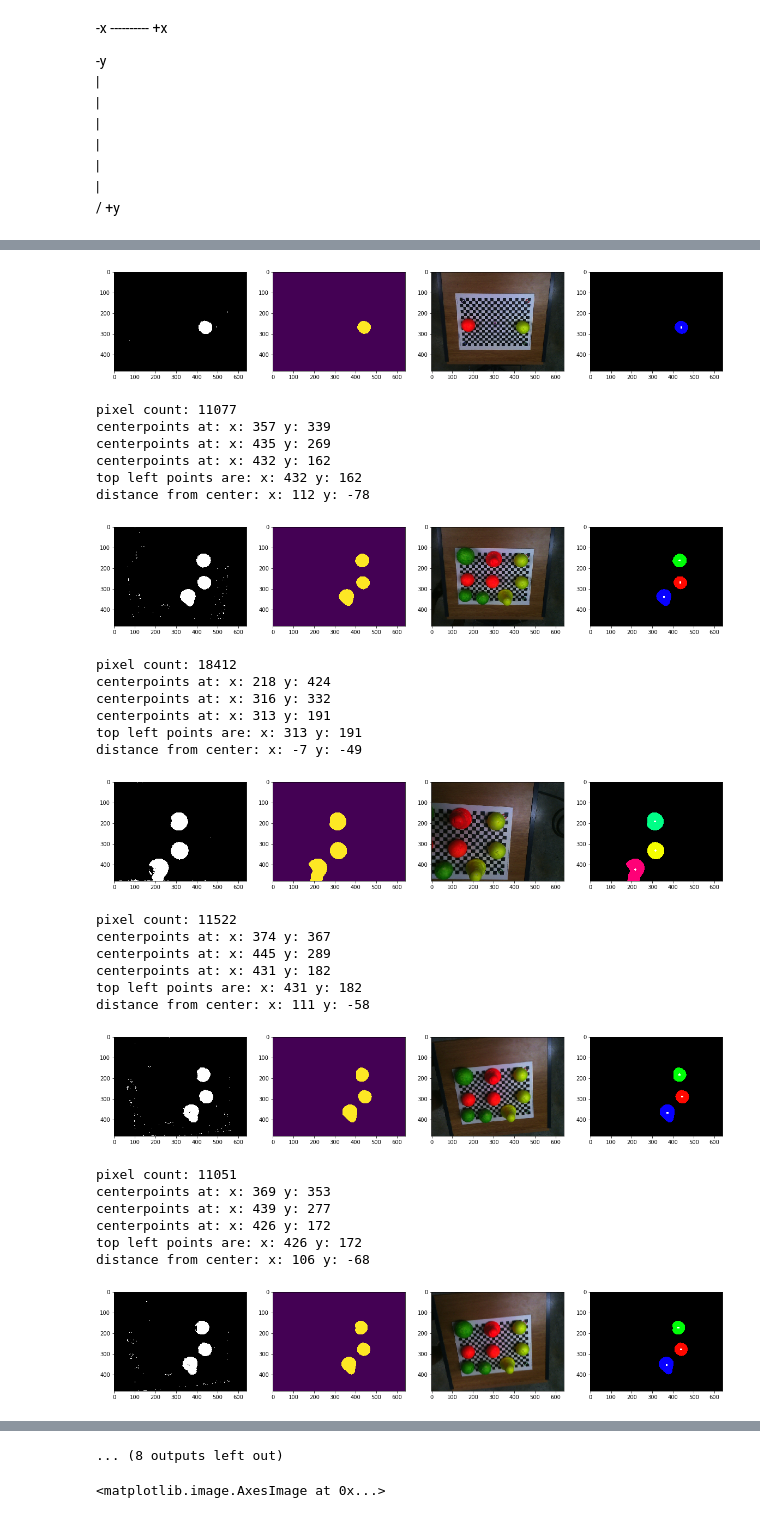
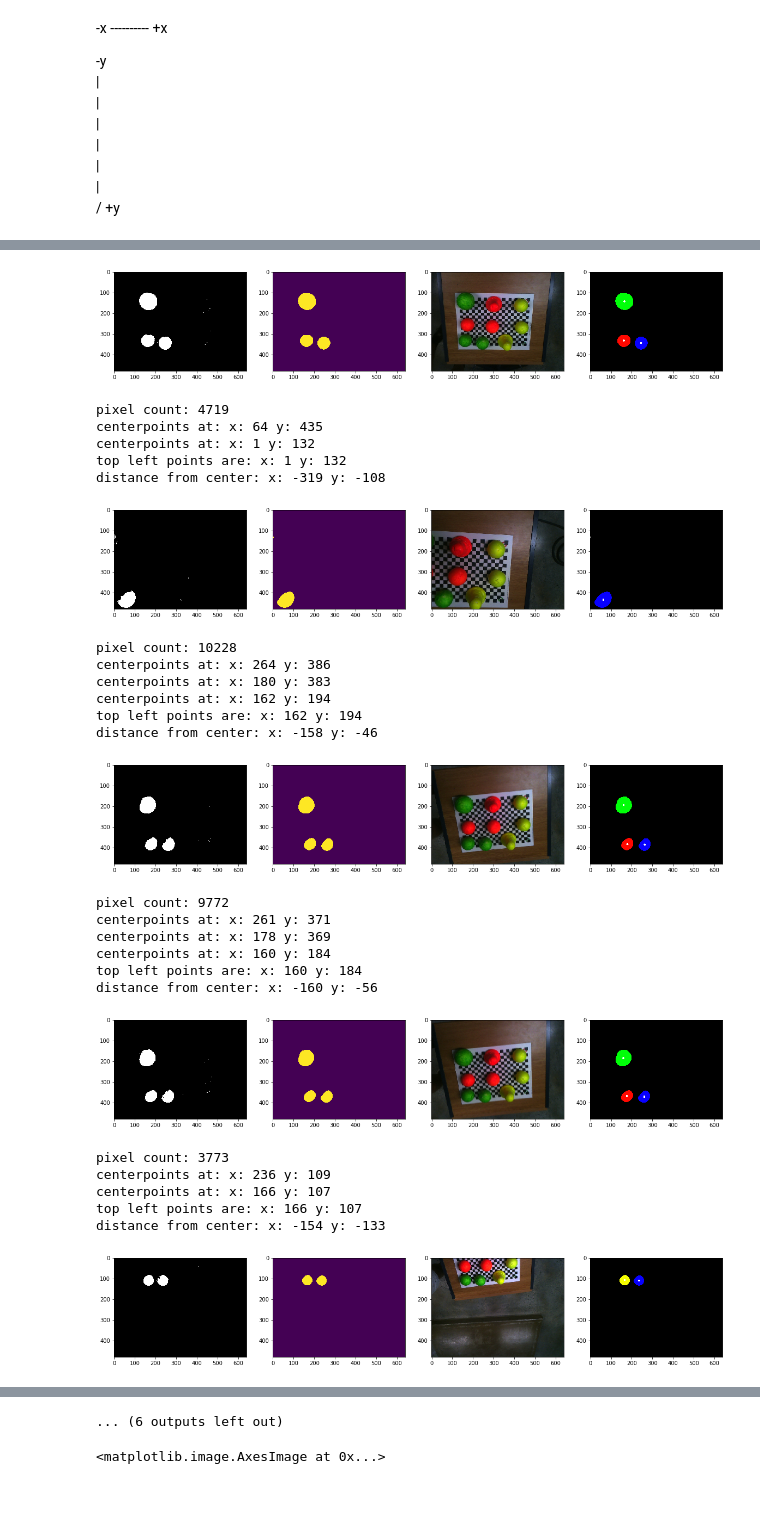
Before and after one commit to DylanBedetti/UR5, a Jupyter notebook: Dylan/Colour Detection/Testing_1.ipynb, the cells around one changed output, grey strips where cells are left out. Cells and saved outputs as stored; diff of their text form; code cells hidden in the pictures.

```diff
--- a/Dylan/Colour Detection/Testing_1.ipynb
+++ b/Dylan/Colour Detection/Testing_1.ipynb
@@ -26,5 +26,5 @@ import matplotlib.pyplot as plt
 import numpy as np
 
 
-detect_photos(colour='yellow')
+detect_photos(colour='green')
 # %% [output]
@@ -35,29 +39,27 @@ distance from center: x: 121 y: 28
-[figure, old version]
+[figure, new version]
-pixel count: 11077
-centerpoints at: x: 357 y: 339
-centerpoints at: x: 435 y: 269
-centerpoints at: x: 432 y: 162
-top left points are: x: 432 y: 162
-distance from center: x: 112 y: -78
+pixel count: 4719
+centerpoints at: x: 64 y: 435
+centerpoints at: x: 1 y: 132
+top left points are: x: 1 y: 132
+distance from center: x: -319 y: -108
-[figure, old version]
+[figure, new version]
-pixel count: 18412
-centerpoints at: x: 218 y: 424
-centerpoints at: x: 316 y: 332
-centerpoints at: x: 313 y: 191
-top left points are: x: 313 y: 191
-distance from center: x: -7 y: -49
+pixel count: 10228
+centerpoints at: x: 264 y: 386
+centerpoints at: x: 180 y: 383
+centerpoints at: x: 162 y: 194
+top left points are: x: 162 y: 194
+distance from center: x: -158 y: -46
-[figure, old version]
+[figure, new version]
-pixel count: 11522
-centerpoints at: x: 374 y: 367
-centerpoints at: x: 445 y: 289
-centerpoints at: x: 431 y: 182
-top left points are: x: 431 y: 182
-distance from center: x: 111 y: -58
+pixel count: 9772
+centerpoints at: x: 261 y: 371
+centerpoints at: x: 178 y: 369
+centerpoints at: x: 160 y: 184
+top left points are: x: 160 y: 184
+distance from center: x: -160 y: -56
-[figure, old version]
+[figure, new version]
-pixel count: 11051
-centerpoints at: x: 369 y: 353
-centerpoints at: x: 439 y: 277
-centerpoints at: x: 426 y: 172
-top left points are: x: 426 y: 172
-distance from center: x: 106 y: -68
+pixel count: 3773
+centerpoints at: x: 236 y: 109
+centerpoints at: x: 166 y: 107
+top left points are: x: 166 y: 107
+distance from center: x: -154 y: -133
-[figure, old version]
+[figure, new version]
@@ -70,4 +73,4 @@ distance from center: x: 7 y: -149
-... (8 outputs left out)
+... (6 outputs left out)
 # %%
 
 
```
Also changed, not shown: parts of 2 cells of this notebook, 2 other files.
